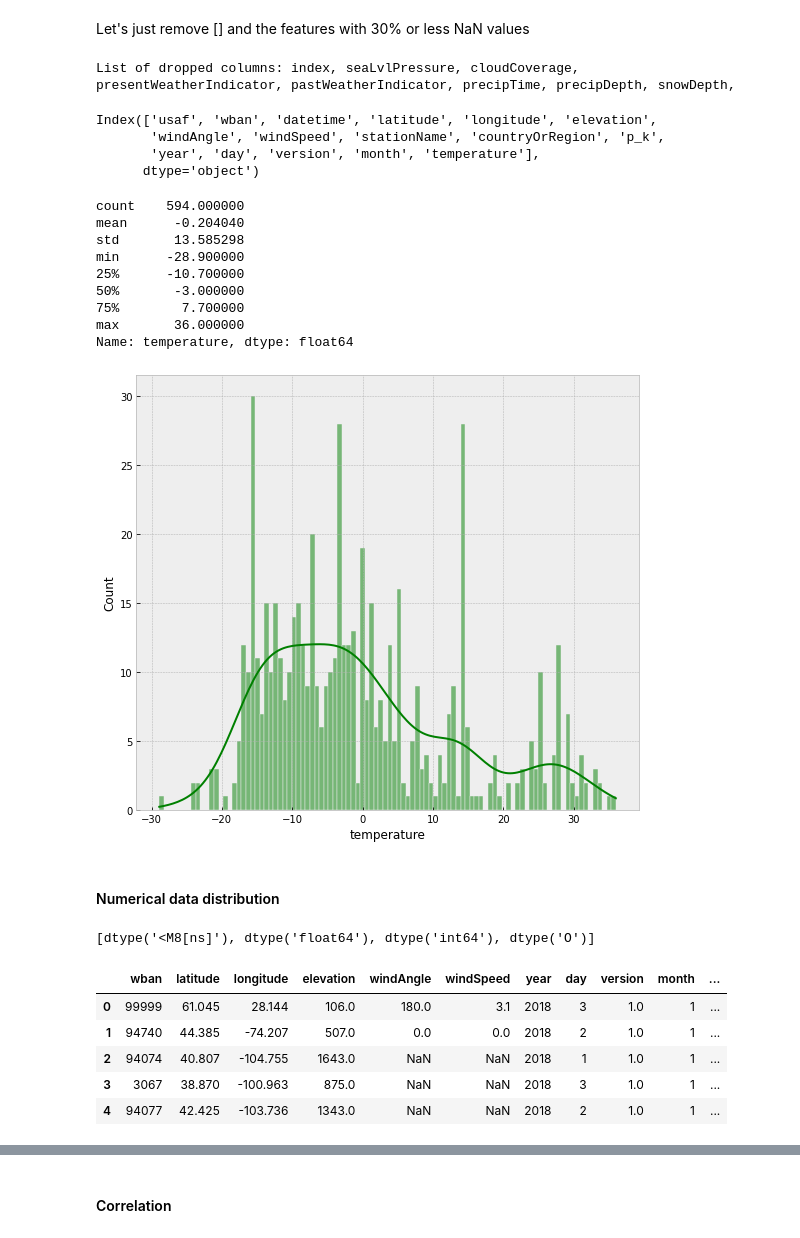
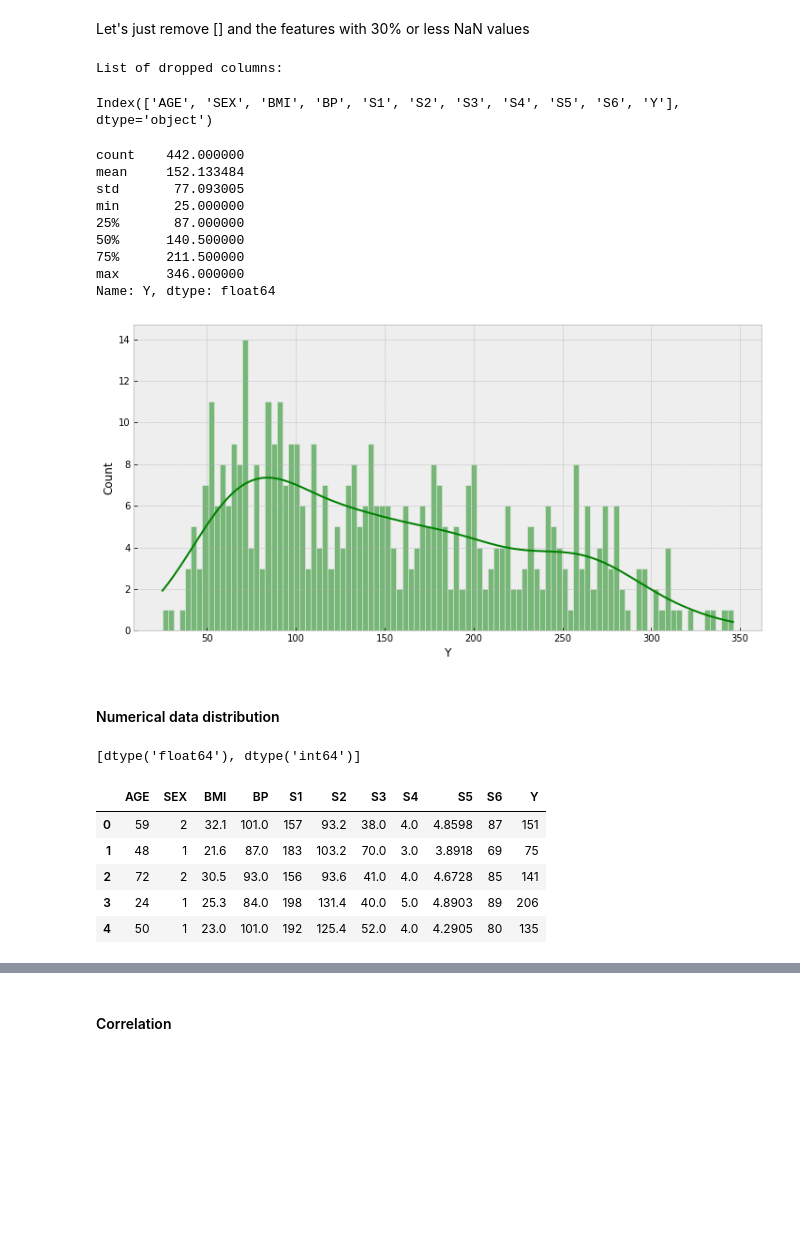
Before and after one commit to michalmar/azureml-demos, a Jupyter notebook: 03-EDA-AML-Datasets.ipynb, the cells around one changed output, grey strips where cells are left out. Drawn from its saved outputs; the diff is of its cells as text; code cells hidden in the pictures; blank space fills up the shorter version.

Commit message:
diabetes

```diff
--- a/03-EDA-AML-Datasets.ipynb
+++ b/03-EDA-AML-Datasets.ipynb
@@ -35,6 +35,7 @@ print("[INFO] MLFlow wired to AML:", "experiments.azureml.net" in mlflow.get_tra
 aml_compute = "aml-cluster"
 aml_ds = "aml_data"# "mmaadlsgen2_test"
 # aml_dset = 'noa_weather'
-aml_dset = "oj_sample_data"
+# aml_dset = "oj_sample_data"
+aml_dset = "diabetes_multiple"
 aml_experiment = "mlflow-azureml"
 loc_data = "data/demo_data"
@@ -63,8 +48,7 @@ print(f"[INFO] Datastore: {ds.name}, type: {ds.datastore_type}")
 # %% [markdown]
 ##  EDA
 # %%
-# wtds = Dataset.get_by_name(ws, name=aml_dset)
-wtds = Dataset.get_by_name(ws, name='noa_weather')
+wtds = Dataset.get_by_name(ws, name=aml_dset)
 pdf = wtds.to_pandas_dataframe()
 pdf.info()
 # %% [output]
@@ -102,13 +85,21 @@ plt.style.use('bmh')
 df = pdf.copy()
 # %%
 # eda_target = "Revenue"
-eda_target = "temperature"
-categorical_features_list = ['usaf', 'wban','stationName', 'countryOrRegion', 'p_k',
-       'year', 'day', 'version', 'month', eda_target]
-quantitative_features_list = ['latitude', 'longitude', 'elevation',
-       'windAngle', 'windSpeed', eda_target]
+
+## Weather
+# eda_target = "temperature"
+# categorical_features_list = ['usaf', 'wban','stationName', 'countryOrRegion', 'p_k',
+#        'year', 'day', 'version', 'month', eda_target]
+# quantitative_features_list = ['latitude', 'longitude', 'elevation',
+#        'windAngle', 'windSpeed', eda_target]
+
+## Diabetes
+eda_target = 'Y'
+
+categorical_features_list = ['SEX', eda_target]
+quantitative_features_list = ['AGE', 'BMI', 'BP', 'S1', 'S2', 'S3', 'S4', 'S5', 'S6', eda_target]
 # %%
-cols_to_drop = ["index"] # or empty
+cols_to_drop = [] # or empty
 cols_at_end = [eda_target]
 # %% [markdown]
 Let's just remove [] and the features with 30% or less NaN values
@@ -131,45 +122,42 @@ df2 = df2[[c for c in df2 if c not in cols_at_end]
 
 df = df2
 # %% [output]
-List of dropped columns: index, seaLvlPressure, cloudCoverage, presentWeatherIndicator, pastWeatherIndicator, precipTime, precipDepth, snowDepth,
+List of dropped columns:
 # %%
 df.columns
 # %% [output]
-Index(['usaf', 'wban', 'datetime', 'latitude', 'longitude', 'elevation',
-       'windAngle', 'windSpeed', 'stationName', 'countryOrRegion', 'p_k',
-       'year', 'day', 'version', 'month', 'temperature'],
-      dtype='object')
+Index(['AGE', 'SEX', 'BMI', 'BP', 'S1', 'S2', 'S3', 'S4', 'S5', 'S6', 'Y'], dtype='object')
 # %%
 print(df[eda_target].describe())
-plt.figure(figsize=(9, 8))
+plt.figure(figsize=(12, 6))
 sns.histplot(df[eda_target], color='g', bins=100, kde=True);
 # %% [output]
-count    594.000000
-mean      -0.204040
-std       13.585298
-min      -28.900000
-25%      -10.700000
-50%       -3.000000
-75%        7.700000
-max       36.000000
-Name: temperature, dtype: float64
+count    442.000000
+mean     152.133484
+std       77.093005
+min       25.000000
+25%       87.000000
+50%      140.500000
+75%      211.500000
+max      346.000000
+Name: Y, dtype: float64
-[figure, old version]
+[figure, new version]
 # %% [markdown]
 #### Numerical data distribution
 # %%
 list(set(df.dtypes.tolist()))
 # %% [output]
-[dtype('<M8[ns]'), dtype('float64'), dtype('int64'), dtype('O')]
+[dtype('float64'), dtype('int64')]
 # %%
 df_num = df.select_dtypes(include = ['float64', 'int64'])
 df_num.head()
 # %% [output]
-|  | wban | latitude | longitude | elevation | windAngle | windSpeed | year | day | version | month | ... |
-| 0 | 99999 | 61.045 | 28.144 | 106.0 | 180.0 | 3.1 | 2018 | 3 | 1.0 | 1 | ... |
-| 1 | 94740 | 44.385 | -74.207 | 507.0 | 0.0 | 0.0 | 2018 | 2 | 1.0 | 1 | ... |
-| 2 | 94074 | 40.807 | -104.755 | 1643.0 | NaN | NaN | 2018 | 1 | 1.0 | 1 | ... |
-| 3 | 3067 | 38.870 | -100.963 | 875.0 | NaN | NaN | 2018 | 3 | 1.0 | 1 | ... |
-| 4 | 94077 | 42.425 | -103.736 | 1343.0 | NaN | NaN | 2018 | 2 | 1.0 | 1 | ... |
+|  | AGE | SEX | BMI | BP | S1 | S2 | S3 | S4 | S5 | S6 | Y |
+| 0 | 59 | 2 | 32.1 | 101.0 | 157 | 93.2 | 38.0 | 4.0 | 4.8598 | 87 | 151 |
+| 1 | 48 | 1 | 21.6 | 87.0 | 183 | 103.2 | 70.0 | 3.0 | 3.8918 | 69 | 75 |
+| 2 | 72 | 2 | 30.5 | 93.0 | 156 | 93.6 | 41.0 | 4.0 | 4.6728 | 85 | 141 |
+| 3 | 24 | 1 | 25.3 | 84.0 | 198 | 131.4 | 40.0 | 5.0 | 4.8903 | 89 | 206 |
+| 4 | 50 | 1 | 23.0 | 101.0 | 192 | 125.4 | 52.0 | 4.0 | 4.2905 | 80 | 135 |
 # %%
 df_num.hist(figsize=(16, 20), bins=50, xlabelsize=8, ylabelsize=8); # ; avoid having the matplotlib verbose informations
 # %% [output]
```
Also changed, not shown: parts of 21 cells of this notebook, 2 other files.
